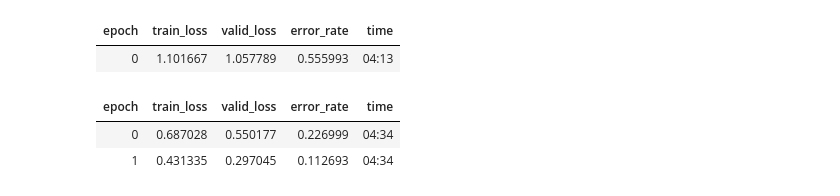
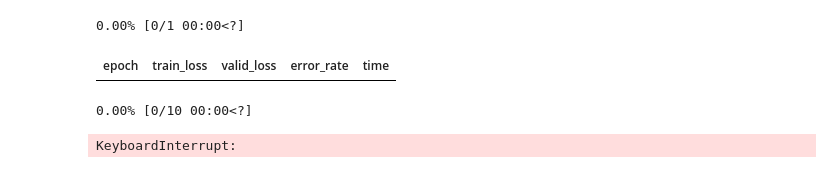
Before and after one commit to Neuron-Sages/neusa-py, a Jupyter notebook: neusa-fastai.ipynb, the cells around one changed output. Cells and saved outputs as stored; diff of their text form; code cells hidden in the pictures.

```diff
--- a/neusa-fastai.ipynb
+++ b/neusa-fastai.ipynb
@@ -213,4 +281,4 @@ dls.show_batch()
 # %%
-learn = vision_learner(dls, resnet34, metrics=error_rate)
+learn = vision_learner(dls, resnet101, metrics=error_rate) # resnet152
 # %%
 #learn.lr_find()
@@ -221,10 +285,9 @@ SuggestedLRs(valley=0.0006918309954926372)
 # %%
-learn.fine_tune(2, 0.0006918309954926372)
+learn.fine_tune(10, 0.0002290867705596611)
 # %% [output]
+0.00% [0/1 00:00<?]
 | epoch | train_loss | valid_loss | error_rate | time |
-| 0 | 1.101667 | 1.057789 | 0.555993 | 04:13 |
-| epoch | train_loss | valid_loss | error_rate | time |
-| 0 | 0.687028 | 0.550177 | 0.226999 | 04:34 |
-| 1 | 0.431335 | 0.297045 | 0.112693 | 04:34 |
+0.00% [0/10 00:00<?]
+KeyboardInterrupt:
 # %%
 #learn.show_results()
```
Also changed, not shown: parts of 32 cells of this notebook, 2 other files.
